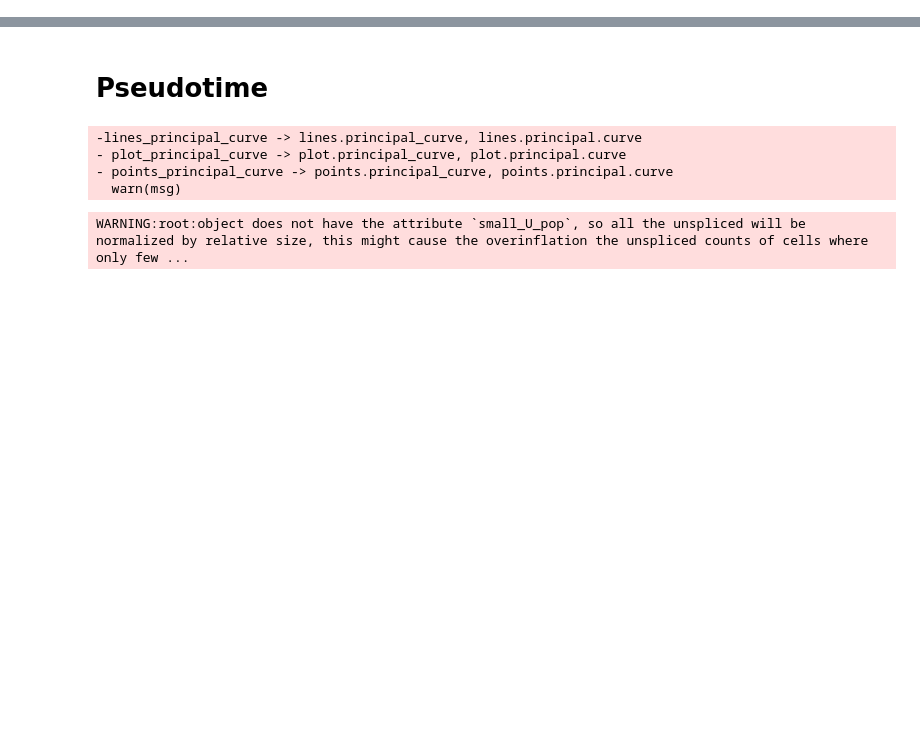
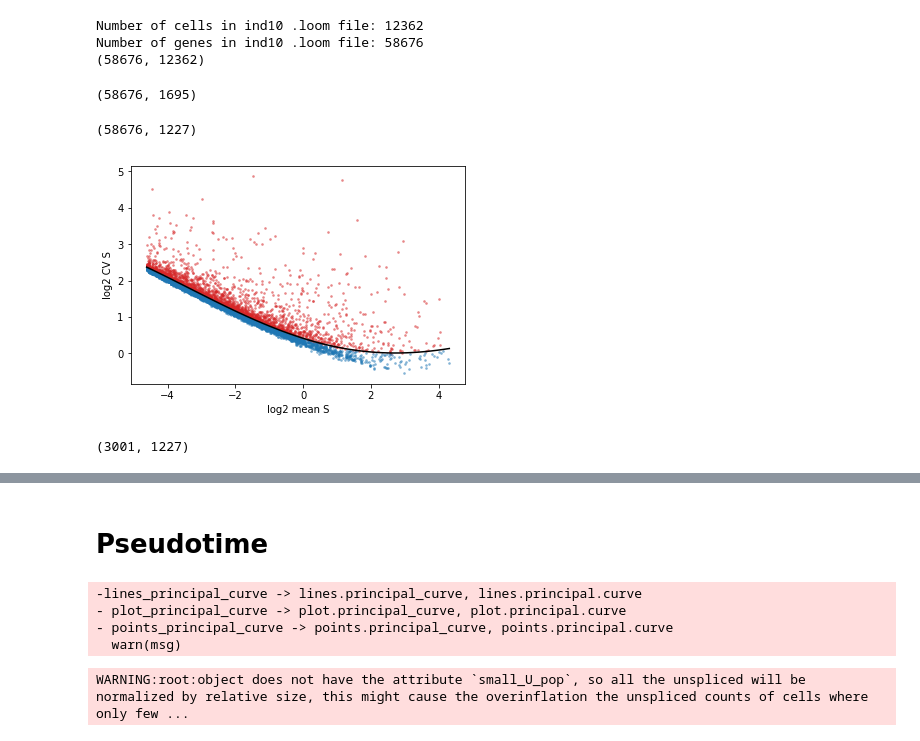
Before and after one commit to smorabit/kessenbrock_rotation, a Jupyter notebook: jupyter_notebooks/otherinds.ipynb, the cells around one changed output, grey strips where cells are left out. Drawn from its saved outputs; the diff is of its cells as text; code cells hidden in the pictures; blank space fills up the shorter version.

```diff
--- a/jupyter_notebooks/otherinds.ipynb
+++ b/jupyter_notebooks/otherinds.ipynb
@@ -39,3 +0,0 @@ from collections import defaultdict
-# %%
-#load ind4
-ind2 = pickle.load(open("/home/smudge/Documents/kessenbrock_lab/RNA_velocity/ind4/ind4.hdf5", 'rb'))
@@ -272,0 +31,2 @@ plt.savefig(print_dir + "velocity_magnitudes.pdf")
+# %%
+ind = pickle.load(open("/data1/rna_velocity_data/ind1/ind1.hdf5", 'rb'))
@@ -272,0 +36,4 @@ plt.savefig(print_dir + "velocity_magnitudes.pdf")
+# %%
+ind_name = "ind1"
+print_dir = "/home/smudge/Documents/kessenbrock_lab/rnavelofigs/"
+#barcode_stem = "ind10.epithelial.NORMAL_"
@@ -272,0 +90,38 @@ plt.savefig(print_dir + "velocity_magnitudes.pdf")
+# %%
+print("Number of cells in {} .loom file: {}".format(ind_name, ind.ca["CellID"].shape[0]))
+print("Number of genes in {} .loom file: {}".format(ind_name, ind.ra["Gene"].shape[0]))
+print(ind.S.shape)
+# %% [output]
+Number of cells in ind10 .loom file: 12362
+Number of genes in ind10 .loom file: 58676
+(58676, 12362)
+# %%
+# remove cells with extremely low unspliced detection
+# (0.5th percentile of number of unspliced transcripts)
+ind.filter_cells(bool_array=ind.initial_Ucell_size > np.percentile(ind.initial_Ucell_size, 0.5))
+print(ind.S.shape)
+# %% [output]
+(58676, 1695)
+# %%
+# assign a cell type cluster name to each barcode based on Seurat metadata
+cell_id_dict = {barcode.split("_")[1]: metadata[metadata["individual"] == ind_name]["individual.analysis.idents"][barcode] for barcode in list(metadata[metadata["individual"] == ind_name].index)}
+barcode_bool = np.array([True if barcode in cell_id_dict.keys() else False for barcode in ind.ca['CellID']])
+clusternames = np.array([cell_id_dict[barcode] for barcode in ind.ca['CellID'] if barcode in cell_id_dict.keys()])
+
+# filter out cells that are not found in the metadata df
+ind.filter_cells(bool_array = np.array(barcode_bool))
+ind.ca["ClusterName"] = clusternames
+
+# filter out any stromal cells that may have slipped through the cracks
+stromal_filter = np.array([False if "stromal" in cell_type else True for cell_type in ind.ca["ClusterName"]])
+ind.filter_cells(bool_array=stromal_filter)
+
+#set clusters to cell type from Seurat metadata
+ind.set_clusters(ind.ca["ClusterName"])
+
+#filter out cells that are in the "unknown" cluster:
+ind.filter_cells(bool_array = np.array([True if cell_id_dict[barcode] != "Unknown" else False for barcode in ind.ca["CellID"]]))
+# %%
+print(ind.S.shape)
+# %% [output]
+(58676, 1227)
@@ -272,0 +132,12 @@ plt.savefig(print_dir + "velocity_magnitudes.pdf")
+# %%
+# Rank genes on the basis of a coefficient of variation(CV) vs mean fit,
+# uses support vector regression
+ind.score_cv_vs_mean(3000, plot=True, max_expr_avg=20)
+ind.filter_genes(by_cv_vs_mean=True)
+plt.savefig(print_dir + "{}_feature_selection.pdf".format(ind_name))
+# %% [output]
+[figure, added]
+# %%
+print(ind.S.shape)
+# %% [output]
+(3001, 1227)
```
Also changed, not shown: parts of 59 cells of this notebook.
